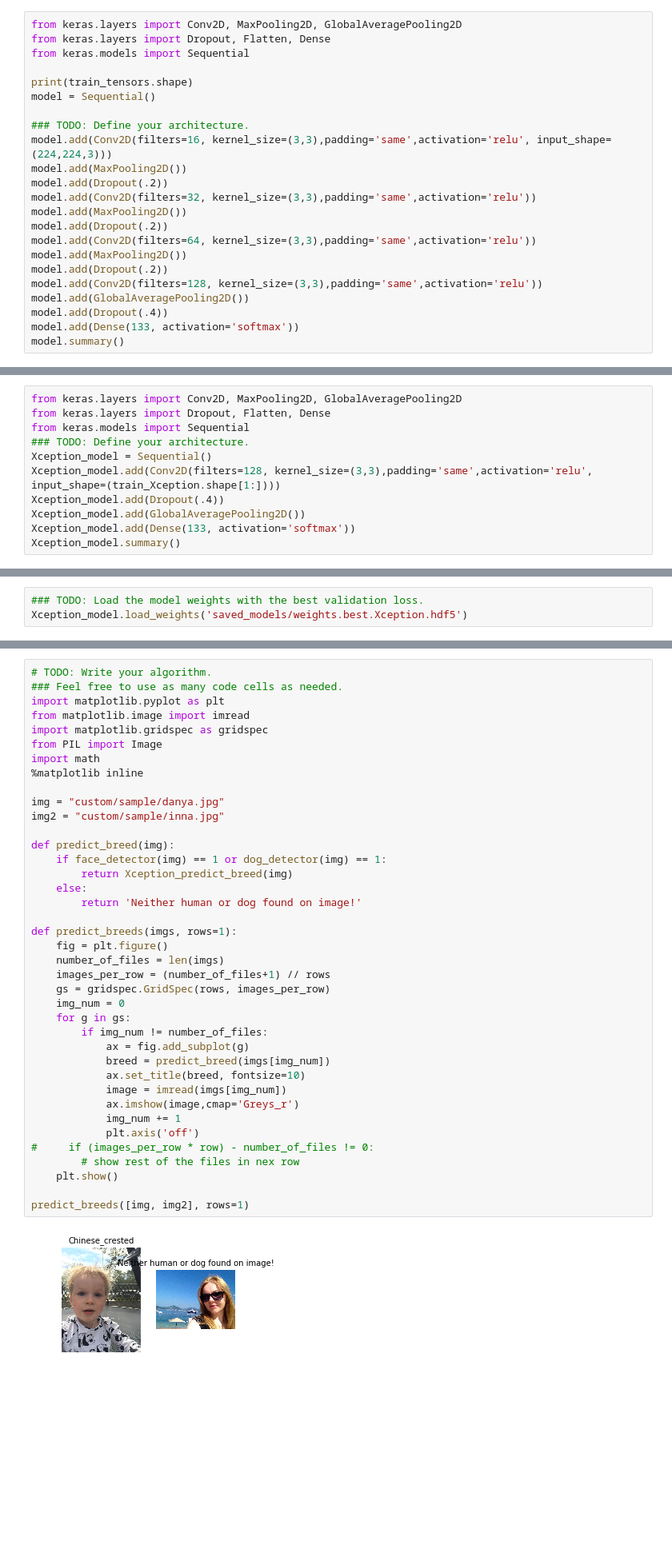
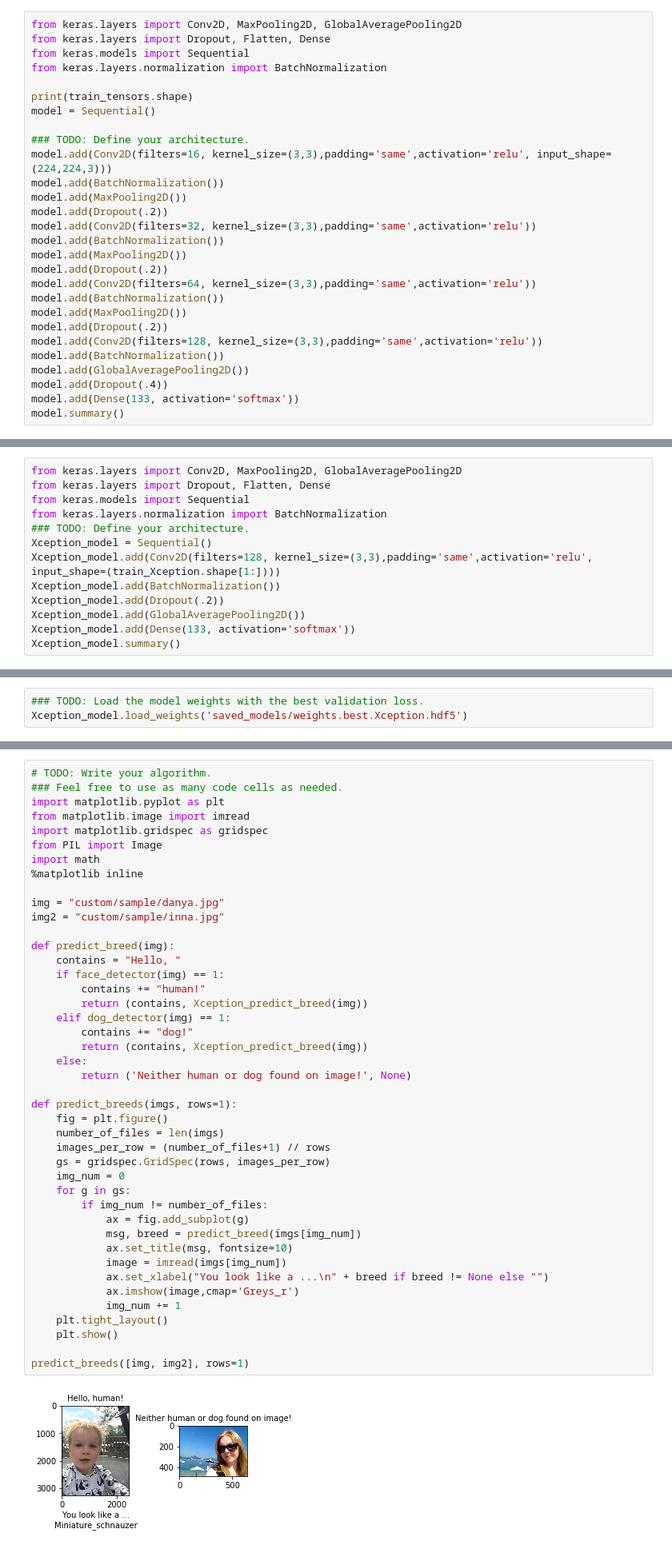
Before and after one commit to Msait/dog-project, a Jupyter notebook: dog_app.ipynb, the cells around one changed output, grey strips where cells are left out. Shown: that part at 80% size. Saved outputs shown, nothing was run; the diff lists cells and outputs as text; blank space fills up the shorter version.

Commit message:
fix dog_detect, update CNN architecture

```diff
--- a/dog_app.ipynb
+++ b/dog_app.ipynb
@@ -349,21 +351,26 @@ __Answer:__ This CNN should work because on 1st layer we have 16 small 3x3 kerne
 from keras.layers import Conv2D, MaxPooling2D, GlobalAveragePooling2D
 from keras.layers import Dropout, Flatten, Dense
 from keras.models import Sequential
+from keras.layers.normalization import BatchNormalization
 
 print(train_tensors.shape)
 model = Sequential()
 
 ### TODO: Define your architecture.
 model.add(Conv2D(filters=16, kernel_size=(3,3),padding='same',activation='relu', input_shape=(224,224,3)))
+model.add(BatchNormalization())
 model.add(MaxPooling2D())
 model.add(Dropout(.2))
 model.add(Conv2D(filters=32, kernel_size=(3,3),padding='same',activation='relu'))
+model.add(BatchNormalization())
 model.add(MaxPooling2D())
 model.add(Dropout(.2))
 model.add(Conv2D(filters=64, kernel_size=(3,3),padding='same',activation='relu'))
+model.add(BatchNormalization())
 model.add(MaxPooling2D())
 model.add(Dropout(.2))
 model.add(Conv2D(filters=128, kernel_size=(3,3),padding='same',activation='relu'))
+model.add(BatchNormalization())
 model.add(GlobalAveragePooling2D())
 model.add(Dropout(.4))
 model.add(Dense(133, activation='softmax'))
@@ -611,10 +646,12 @@ __Answer:__
 from keras.layers import Conv2D, MaxPooling2D, GlobalAveragePooling2D
 from keras.layers import Dropout, Flatten, Dense
 from keras.models import Sequential
+from keras.layers.normalization import BatchNormalization
 ### TODO: Define your architecture.
 Xception_model = Sequential()
 Xception_model.add(Conv2D(filters=128, kernel_size=(3,3),padding='same',activation='relu', input_shape=(train_Xception.shape[1:])))
-Xception_model.add(Dropout(.4))
+Xception_model.add(BatchNormalization())
+Xception_model.add(Dropout(.2))
 Xception_model.add(GlobalAveragePooling2D())
 Xception_model.add(Dense(133, activation='softmax'))
 Xception_model.summary()
@@ -739,42 +778,46 @@ Some sample output for our algorithm is provided below, but feel free to design
 ### Feel free to use as many code cells as needed.
 import matplotlib.pyplot as plt
 from matplotlib.image import imread
 import matplotlib.gridspec as gridspec
 from PIL import Image
 import math
 %matplotlib inline
 
 img = "custom/sample/danya.jpg"
 img2 = "custom/sample/inna.jpg"
 
 def predict_breed(img):
-    if face_detector(img) == 1 or dog_detector(img) == 1:
-        return Xception_predict_breed(img)
+    contains = "Hello, "
+    if face_detector(img) == 1:
+        contains += "human!"
+        return (contains, Xception_predict_breed(img))
+    elif dog_detector(img) == 1:
+        contains += "dog!"
+        return (contains, Xception_predict_breed(img))
     else:
-        return 'Neither human or dog found on image!'
+        return ('Neither human or dog found on image!', None)
 
 def predict_breeds(imgs, rows=1):
     fig = plt.figure()
     number_of_files = len(imgs)
     images_per_row = (number_of_files+1) // rows
     gs = gridspec.GridSpec(rows, images_per_row)
     img_num = 0
     for g in gs:
         if img_num != number_of_files:
             ax = fig.add_subplot(g)
-            breed = predict_breed(imgs[img_num])
-            ax.set_title(breed, fontsize=10)
+            msg, breed = predict_breed(imgs[img_num])
+            ax.set_title(msg, fontsize=10)
             image = imread(imgs[img_num])
+            ax.set_xlabel("You look like a ...\n" + breed if breed != None else "")
             ax.imshow(image,cmap='Greys_r')
             img_num += 1
-            plt.axis('off')
-#     if (images_per_row * row) - number_of_files != 0:
-        # show rest of the files in nex row
+    plt.tight_layout()
     plt.show()
 
 predict_breeds([img, img2], rows=1)
 # %% [output]
-[figure, old version]
+[figure, new version]
 # %% [markdown]
 ---
 <a id='step7'></a>
```
Also changed, not shown: parts of 15 cells of this notebook, 1 other file.
